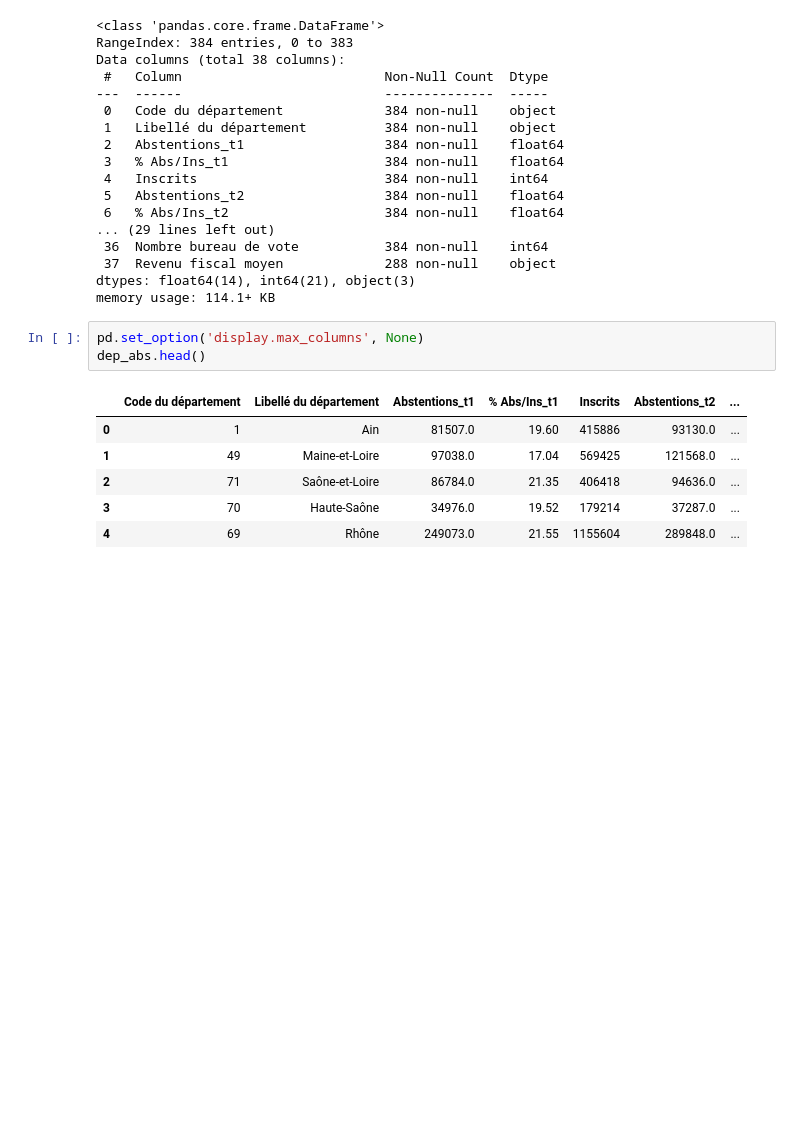
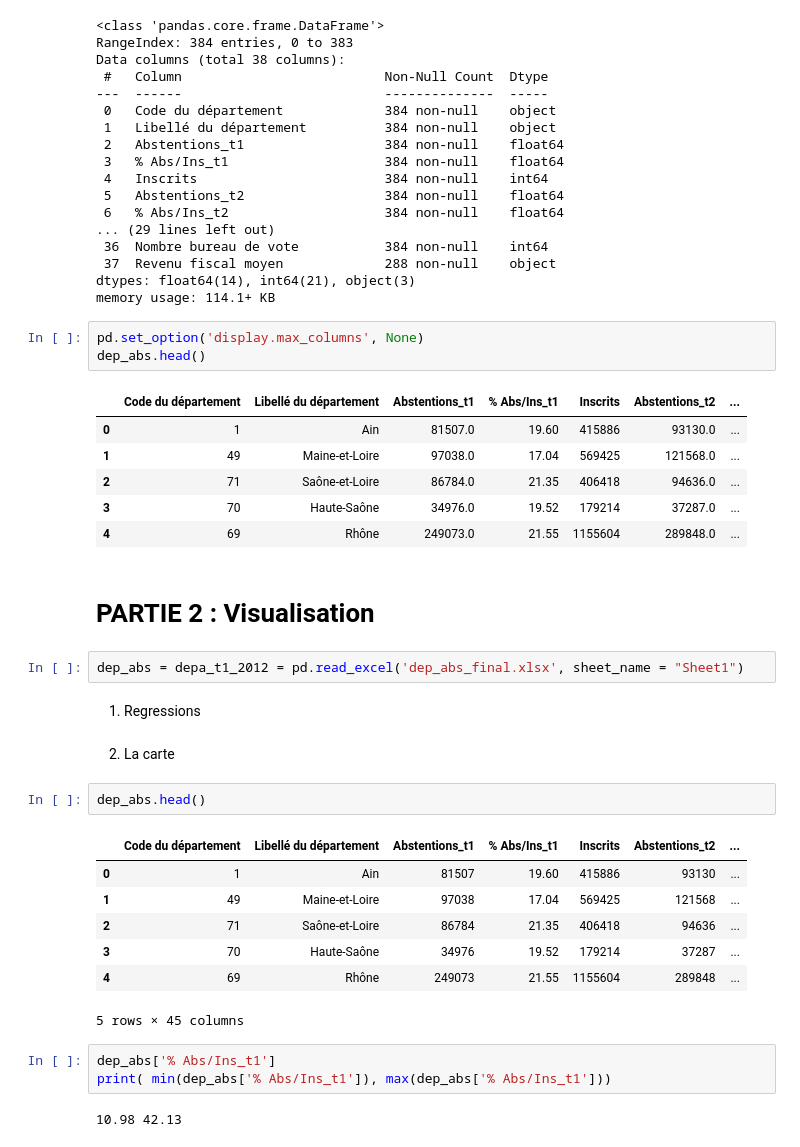
Before and after one commit to AymericPh/projet_abstention, a Jupyter notebook: projet_python.ipynb, the cells around one changed output. Drawn from its saved outputs; the diff is of its cells as text; blank space fills up the shorter version.

```diff
--- a/projet_python.ipynb
+++ b/projet_python.ipynb
@@ -1098,3 +1098,26 @@ dep_abs.head()
 | 2 | 71 | Saône-et-Loire | 86784.0 | 21.35 | 406418 | 94636.0 | ... |
 | 3 | 70 | Haute-Saône | 34976.0 | 19.52 | 179214 | 37287.0 | ... |
 | 4 | 69 | Rhône | 249073.0 | 21.55 | 1155604 | 289848.0 | ... |
+# %% [markdown]
+# PARTIE 2 : Visualisation
+# %%
+dep_abs = depa_t1_2012 = pd.read_excel('dep_abs_final.xlsx', sheet_name = "Sheet1")
+# %% [markdown]
+1. Regressions
+# %% [markdown]
+2. La carte
+# %%
+dep_abs.head()
+# %% [output]
+|  | Code du département | Libellé du département | Abstentions_t1 | % Abs/Ins_t1 | Inscrits | Abstentions_t2 | ... |
+| 0 | 1 | Ain | 81507 | 19.60 | 415886 | 93130 | ... |
+| 1 | 49 | Maine-et-Loire | 97038 | 17.04 | 569425 | 121568 | ... |
+| 2 | 71 | Saône-et-Loire | 86784 | 21.35 | 406418 | 94636 | ... |
+| 3 | 70 | Haute-Saône | 34976 | 19.52 | 179214 | 37287 | ... |
+| 4 | 69 | Rhône | 249073 | 21.55 | 1155604 | 289848 | ... |
+5 rows × 45 columns
+# %%
+dep_abs['% Abs/Ins_t1']
+print( min(dep_abs['% Abs/Ins_t1']), max(dep_abs['% Abs/Ins_t1']))
+# %% [output]
+10.98 42.13
```
Also changed, not shown: parts of 4 cells of this notebook.
